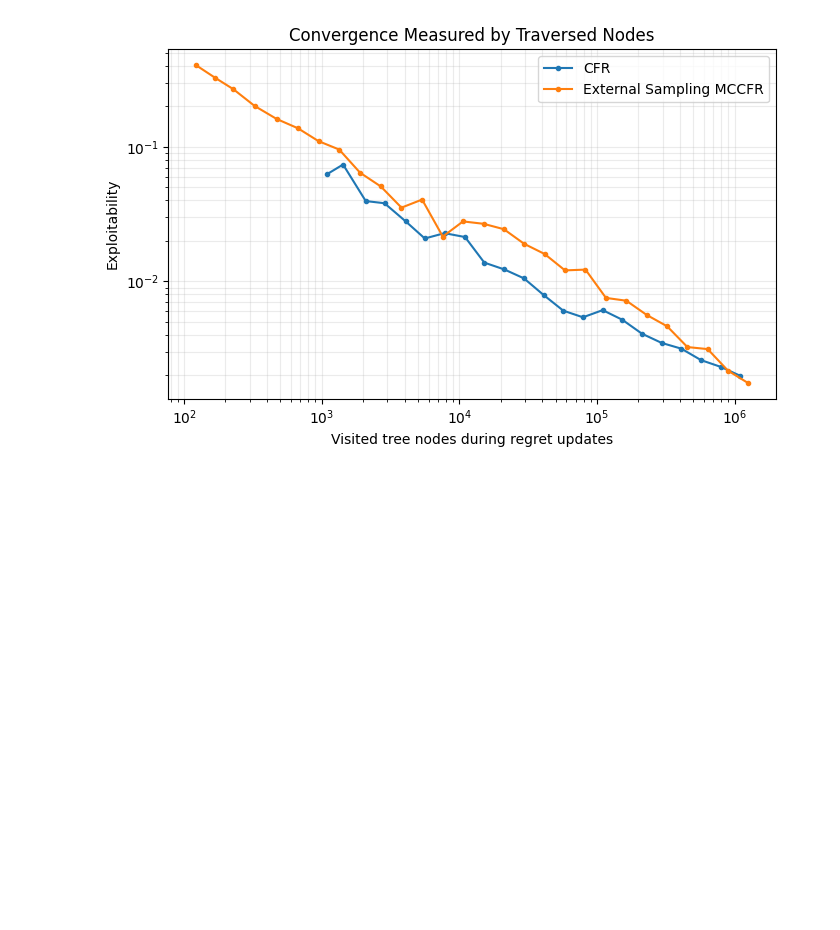
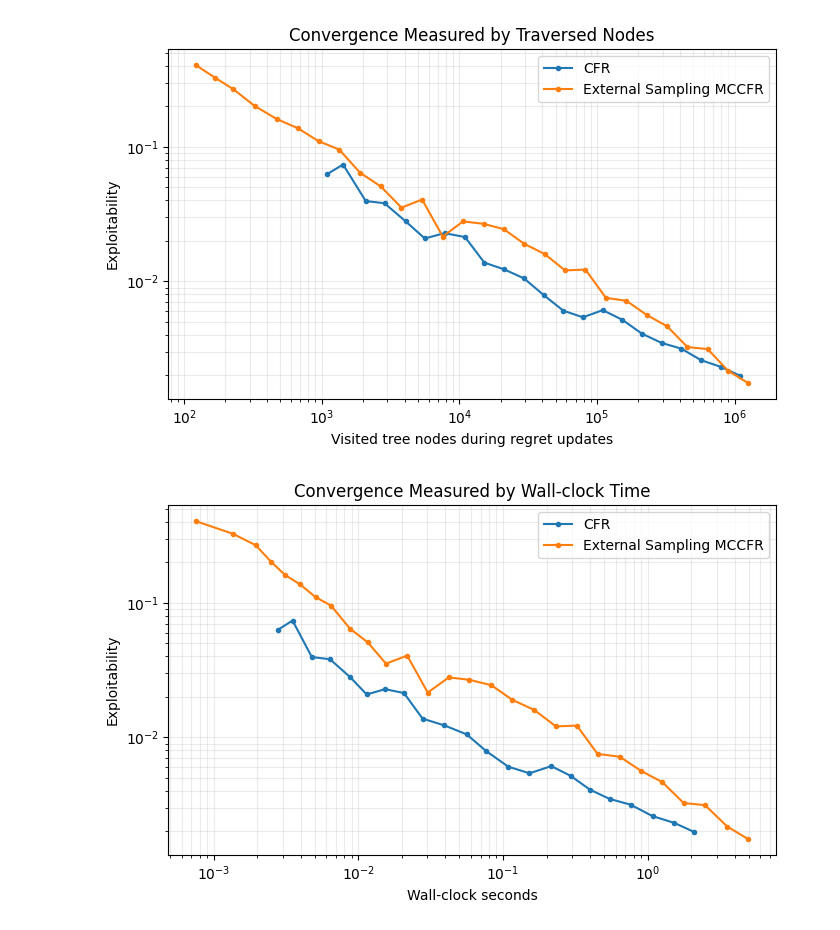
Before and after one commit to swhur1214/mccfr, a Jupyter notebook: notebooks/01_external_sampling_mccfr_kuhn_poker.ipynb, the cells around one changed output. Drawn from its saved outputs; the diff is of its cells as text; code cells hidden in the pictures; blank space fills up the shorter version.

Commit message:
wall-clock research

```diff
--- a/notebooks/01_external_sampling_mccfr_kuhn_poker.ipynb
+++ b/notebooks/01_external_sampling_mccfr_kuhn_poker.ipynb
@@ -179,3 +179,22 @@ fig.savefig(FIG_DIR / "kuhn_mccfr_nodes.png", dpi=200)
 plt.show()
 # %% [output]
 [figure]
+# %%
+fig, ax = plt.subplots(figsize=(7.0, 4.5))
+
+for algorithm, group in summary.groupby("algorithm"):
+    group = group.sort_values("seconds")
+    ax.plot(group["seconds"], group["exploitability"], marker="o", ms=3, label=algorithm)
+
+ax.set_xscale("log")
+ax.set_yscale("log")
+ax.set_xlabel("Wall-clock seconds")
+ax.set_ylabel("Exploitability")
+ax.set_title("Convergence Measured by Wall-clock Time")
+ax.grid(True, which="both", alpha=0.25)
+ax.legend()
+fig.tight_layout()
+fig.savefig(FIG_DIR / "kuhn_mccfr_seconds.png", dpi=200)
+plt.show()
+# %% [output]
+[figure, added]
```
Also changed, not shown: parts of 2 cells of this notebook, 5 other files.
